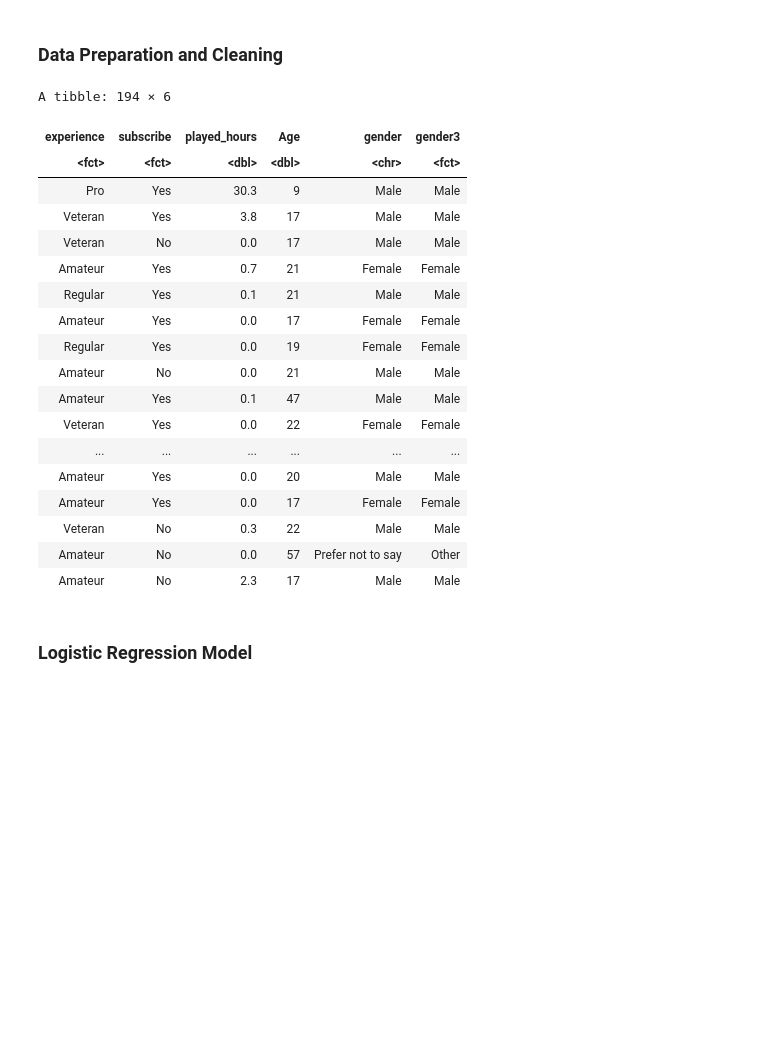
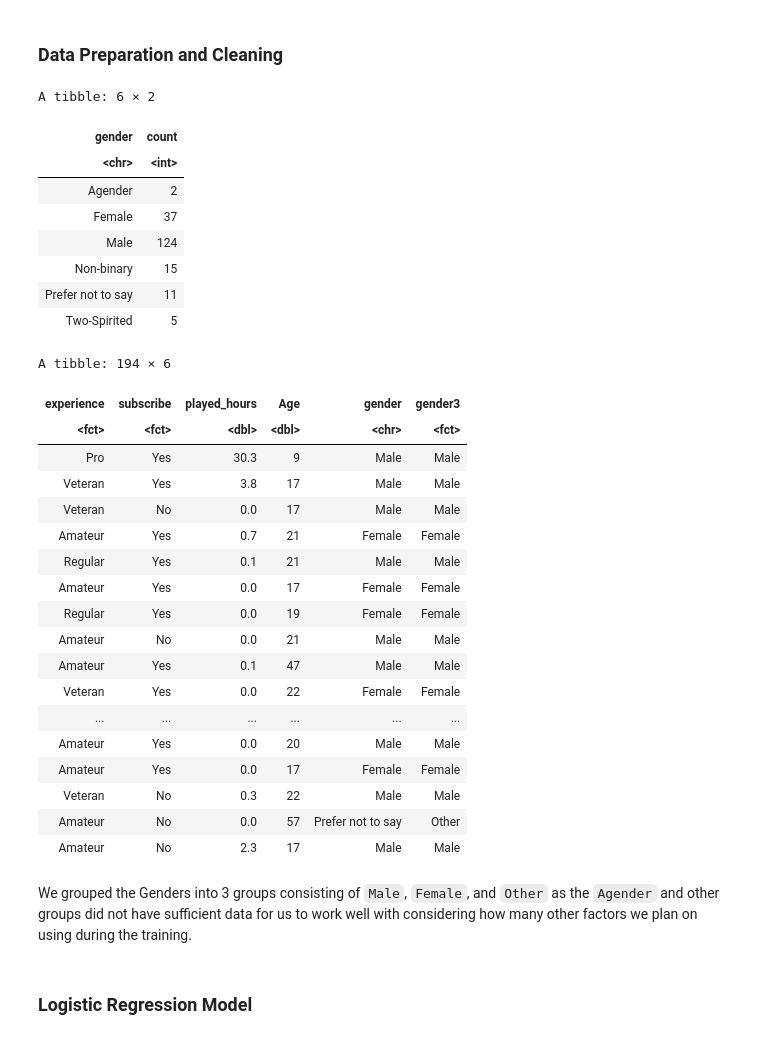
Before and after one commit to Alexjhz07/DSCI-100-Project-003-18, a Jupyter notebook: Project v3 - tiger.ipynb, the cells around one changed output. Cells and saved outputs as stored; diff of their text form; code cells hidden in the pictures; blank space fills up the shorter version.

```diff
--- a/Project v3 - tiger.ipynb
+++ b/Project v3 - tiger.ipynb
@@ -270,42 +234,55 @@ ggplot(engagement_summary,
 # %%
 players_model <- players |>
   select(experience, subscribe, played_hours, Age, gender) |>
   drop_na(experience, subscribe, played_hours, Age, gender) |>
   mutate(
     subscribe = factor(if_else(subscribe, "Yes", "No"),
                        levels = c("No", "Yes")),
     experience = factor(experience,
                         levels = c("Beginner", "Amateur", "Regular",
                                    "Veteran", "Pro")),
     gender3 = case_when(
       gender == "Male"   ~ "Male",
       gender == "Female" ~ "Female",
       TRUE               ~ "Other"
     ),
     gender3 = factor(gender3, levels = c("Male", "Female", "Other"))
   )
 
+players_model |> group_by(gender) |> summarise(count = n())
+
 players_model
 # %% [output]
-A tibble: 194 × 6
+A tibble: 6 × 2
-| experience | subscribe | played_hours | Age | gender | gender3 |
-| <fct> | <fct> | <dbl> | <dbl> | <chr> | <fct> |
-| Pro | Yes | 30.3 | 9 | Male | Male |
-| Veteran | Yes | 3.8 | 17 | Male | Male |
-| Veteran | No | 0.0 | 17 | Male | Male |
-| Amateur | Yes | 0.7 | 21 | Female | Female |
-| Regular | Yes | 0.1 | 21 | Male | Male |
-| Amateur | Yes | 0.0 | 17 | Female | Female |
-| Regular | Yes | 0.0 | 19 | Female | Female |
-| Amateur | No | 0.0 | 21 | Male | Male |
-| Amateur | Yes | 0.1 | 47 | Male | Male |
-| Veteran | Yes | 0.0 | 22 | Female | Female |
-| ... | ... | ... | ... | ... | ... |
-| Amateur | Yes | 0.0 | 20 | Male | Male |
-| Amateur | Yes | 0.0 | 17 | Female | Female |
-| Veteran | No | 0.3 | 22 | Male | Male |
-| Amateur | No | 0.0 | 57 | Prefer not to say | Other |
-| Amateur | No | 2.3 | 17 | Male | Male |
+| gender | count |
+| <chr> | <int> |
+| Agender | 2 |
+| Female | 37 |
+| Male | 124 |
+| Non-binary | 15 |
+| Prefer not to say | 11 |
+| Two-Spirited | 5 |
+A tibble: 194 × 6
+| experience | subscribe | played_hours | Age | gender | gender3 |
+| <fct> | <fct> | <dbl> | <dbl> | <chr> | <fct> |
+| Pro | Yes | 30.3 | 9 | Male | Male |
+| Veteran | Yes | 3.8 | 17 | Male | Male |
+| Veteran | No | 0.0 | 17 | Male | Male |
+| Amateur | Yes | 0.7 | 21 | Female | Female |
+| Regular | Yes | 0.1 | 21 | Male | Male |
+| Amateur | Yes | 0.0 | 17 | Female | Female |
+| Regular | Yes | 0.0 | 19 | Female | Female |
+| Amateur | No | 0.0 | 21 | Male | Male |
+| Amateur | Yes | 0.1 | 47 | Male | Male |
+| Veteran | Yes | 0.0 | 22 | Female | Female |
+| ... | ... | ... | ... | ... | ... |
+| Amateur | Yes | 0.0 | 20 | Male | Male |
+| Amateur | Yes | 0.0 | 17 | Female | Female |
+| Veteran | No | 0.3 | 22 | Male | Male |
+| Amateur | No | 0.0 | 57 | Prefer not to say | Other |
+| Amateur | No | 2.3 | 17 | Male | Male |
+# %% [markdown]
+We grouped the Genders into 3 groups consisting of `Male`, `Female`, and `Other` as the `Agender` and other groups did not have sufficient data for us to work well with considering how many other factors we plan on using during the training.
 # %% [markdown]
 ### Logistic Regression Model
 # %%
```
Also changed, not shown: parts of 12 cells of this notebook.
